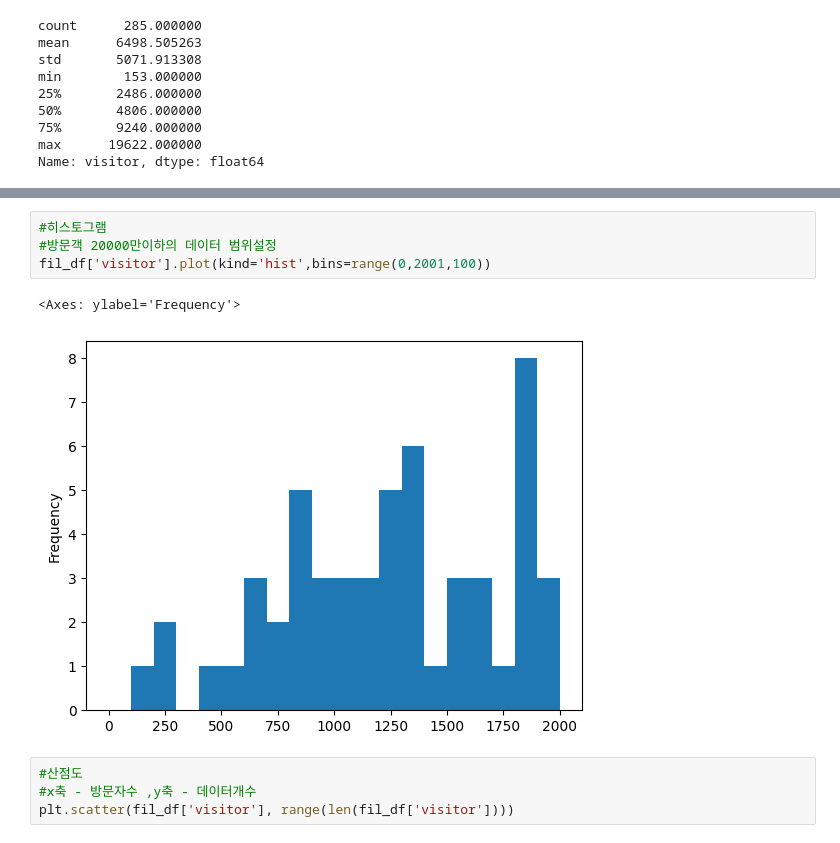
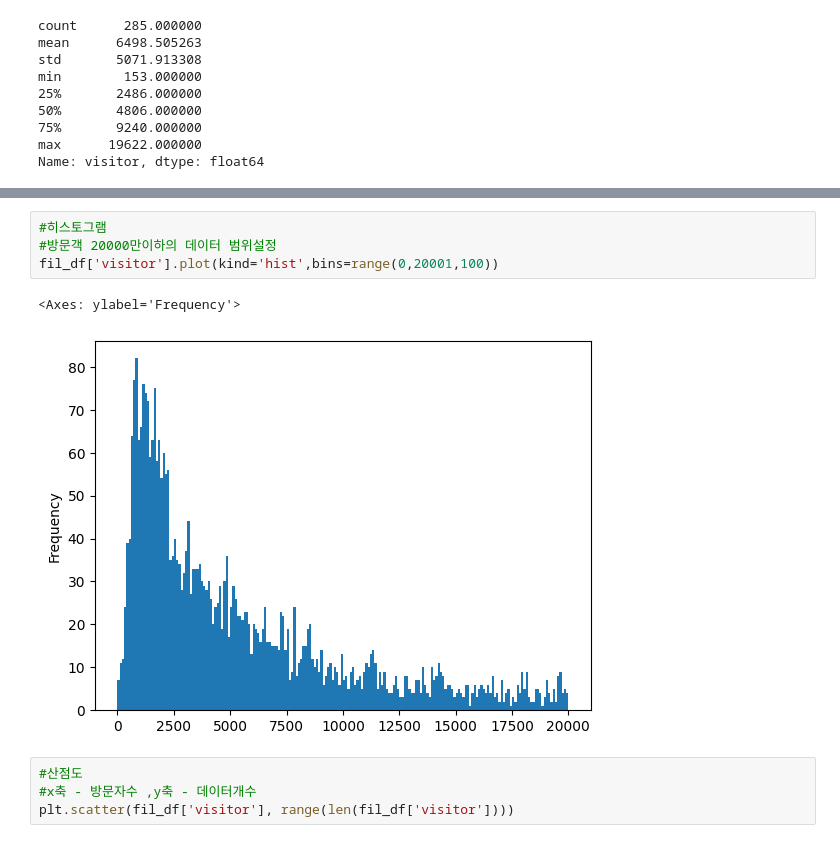
Before and after one commit to jrary/DataScienceTermProject, a Jupyter notebook: src/dataVisualization.ipynb, the cells around one changed output, grey strips where cells are left out. Cells and saved outputs as stored; diff of their text form.

```diff
--- a/src/dataVisualization.ipynb
+++ b/src/dataVisualization.ipynb
@@ -934,10 +934,10 @@ df['visitor'].plot(kind='hist',bins=range(0,100001,100))
 # %%
 #히스토그램
 #방문객 20000만이하의 데이터 범위설정
-fil_df['visitor'].plot(kind='hist',bins=range(0,2001,100))
+fil_df['visitor'].plot(kind='hist',bins=range(0,20001,100))
 # %% [output]
 <Axes: ylabel='Frequency'>
-[figure, old version]
+[figure, new version]
 # %%
 #산점도
 #x축 - 방문자수 ,y축 - 데이터개수
```
Also changed, not shown: parts of 6 cells of this notebook.
